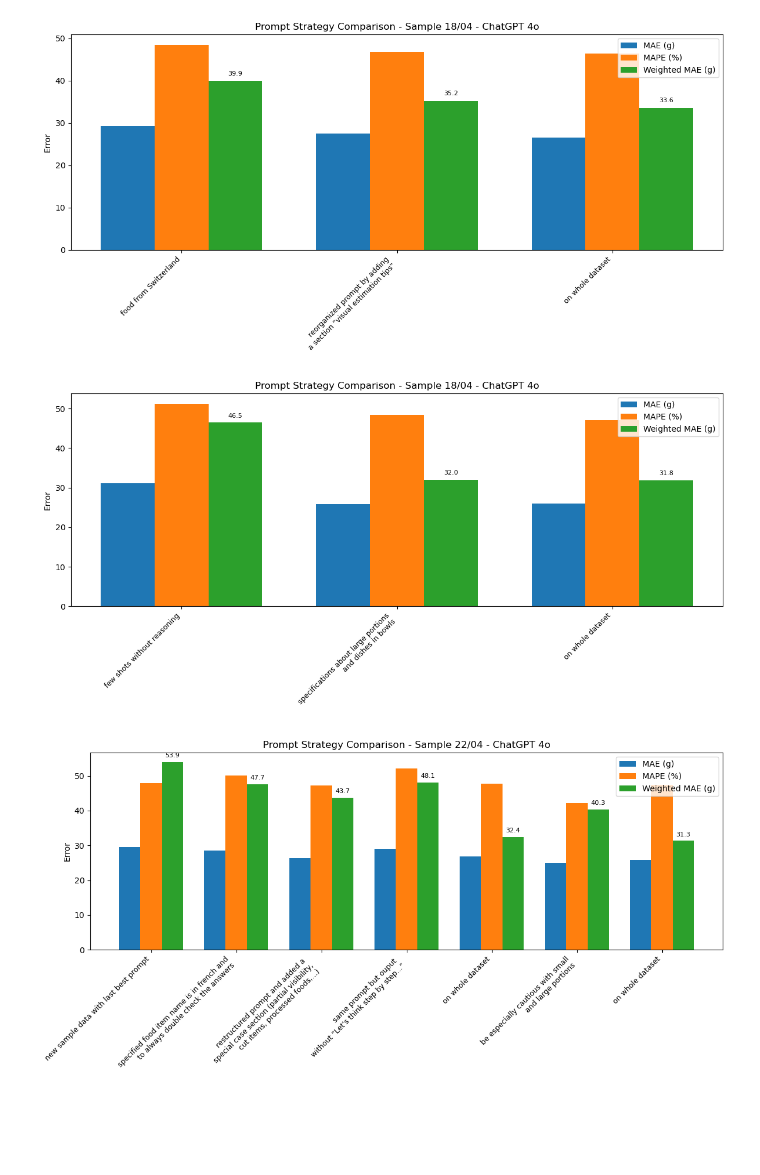
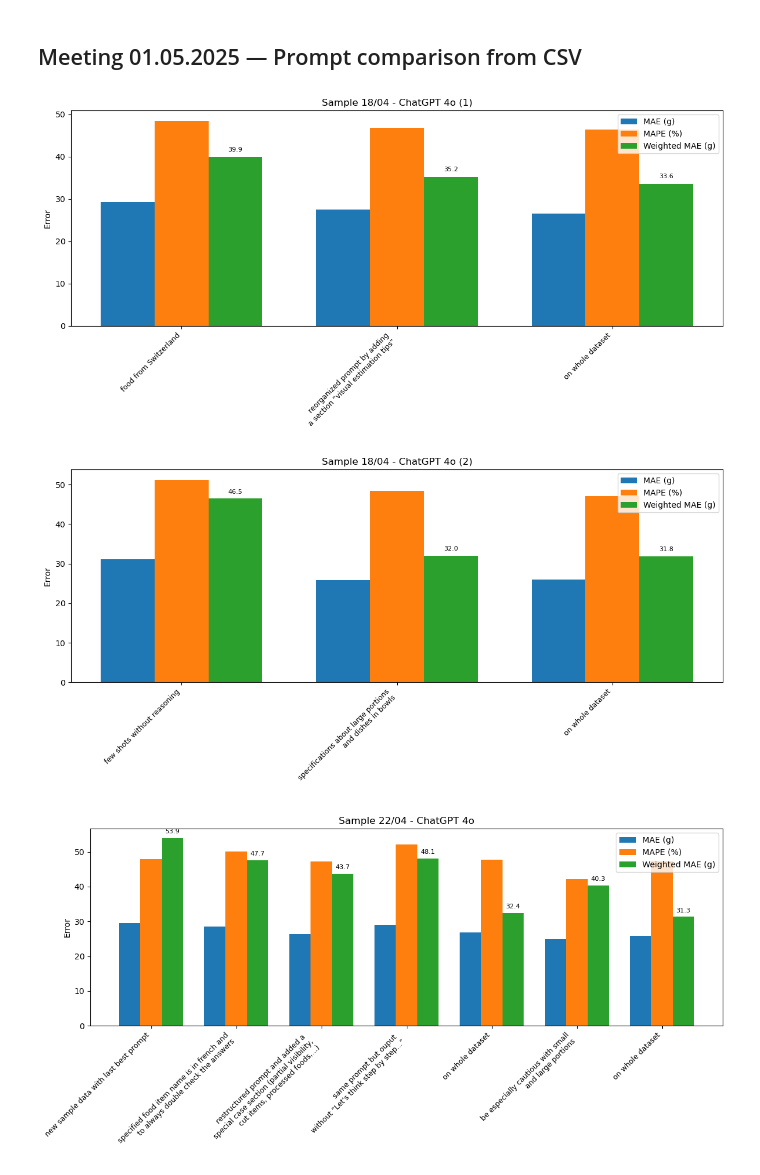
Before and after one commit to samaaraaah/volumetric-estimation-of-food-bachelor-project, a Jupyter notebook: src/visualize_results.ipynb, the cells around one changed output. Cells and saved outputs as stored; diff of their text form; code cells hidden in the pictures; blank space fills up the shorter version.

```diff
--- a/src/visualize_results.ipynb
+++ b/src/visualize_results.ipynb
@@ -65,49 +79,12 @@ Visualization of the error of a subset of interesting prompts
-# %%
-# Function to plot one group
-def plot_metrics(df_subset, title, color="black", label="plot_desc"):
-    df_subset.dropna(subset=[label], inplace=True)
-
-    # Replace all literal "\n" with real line breaks in the label column
-    df_subset[label] = df_subset[label].str.replace(r"\\n", "\n", regex=True)
-
-    fig, ax = plt.subplots(figsize=(12, 6))
-    bar_width = 0.25
-    x = range(len(df_subset))
-
-    ax.bar([i - bar_width for i in x], df_subset["MAE"], width=bar_width, label="MAE (g)")
-    ax.bar(x, df_subset["MAPE"], width=bar_width, label="MAPE (%)")
-    bars = ax.bar([i + bar_width for i in x], df_subset["Weighted_MAE"], width=bar_width, label="Weighted MAE (g)")
-
-    # Annotate Weighted MAE values
-    for i, bar in enumerate(bars):
-        height = bar.get_height()
-        ax.text(
-            bar.get_x() + bar.get_width() / 2,  # x position
-            height + 1,                         # y position (slightly above the bar)
-            f"{height:.1f}",                    # format to 1 decimal
-            ha='center', va='bottom', fontsize=8, color='black'
-        )
-
-    ax.set_xticks(x)
-    ax.set_xticklabels(df_subset[label], rotation=45, ha="right", fontsize=9, color=color)
-    ax.set_ylabel("Error")
-    ax.set_title(title)
-    ax.legend()
-    plt.tight_layout()
-    plt.show()
-
-# Plot sample data
-df = pd.read_csv("./metrics_results.csv")
-
-df1 = df.iloc[26:31].copy()
-plot_metrics(df1, "Prompt Strategy Comparison - Sample 18/04 - ChatGPT 4o")
-
-df2 = df.iloc[31:39].copy()
-plot_metrics(df2, "Prompt Strategy Comparison - Sample 18/04 - ChatGPT 4o")
-
-df3 = df.iloc[39:54].copy()
-plot_metrics(df3, "Prompt Strategy Comparison - Sample 22/04 - ChatGPT 4o")
-# %% [output]
-[figure, removed]
-[figure, removed]
-[figure, removed]
+# %% [markdown]
+## Meeting 01.05.2025 — Prompt comparison from CSV
+# %%
+df_metrics = pd.read_csv("./metrics_results.csv")
+
+plot_metrics(df_metrics.iloc[[25, 27, 28]].copy(), "Sample 18/04 - ChatGPT 4o (1)")
+plot_metrics(df_metrics.iloc[[30, 33, 34]].copy(), "Sample 18/04 - ChatGPT 4o (2)")
+plot_metrics(df_metrics.iloc[[38, 39, 43, 44, 46, 48, 50]].copy(), "Sample 22/04 - ChatGPT 4o")
+# %% [output]
+[figure, added]
+[figure, added]
+[figure, added]
```
Also changed, not shown: parts of 17 cells of this notebook, 16 other files.
